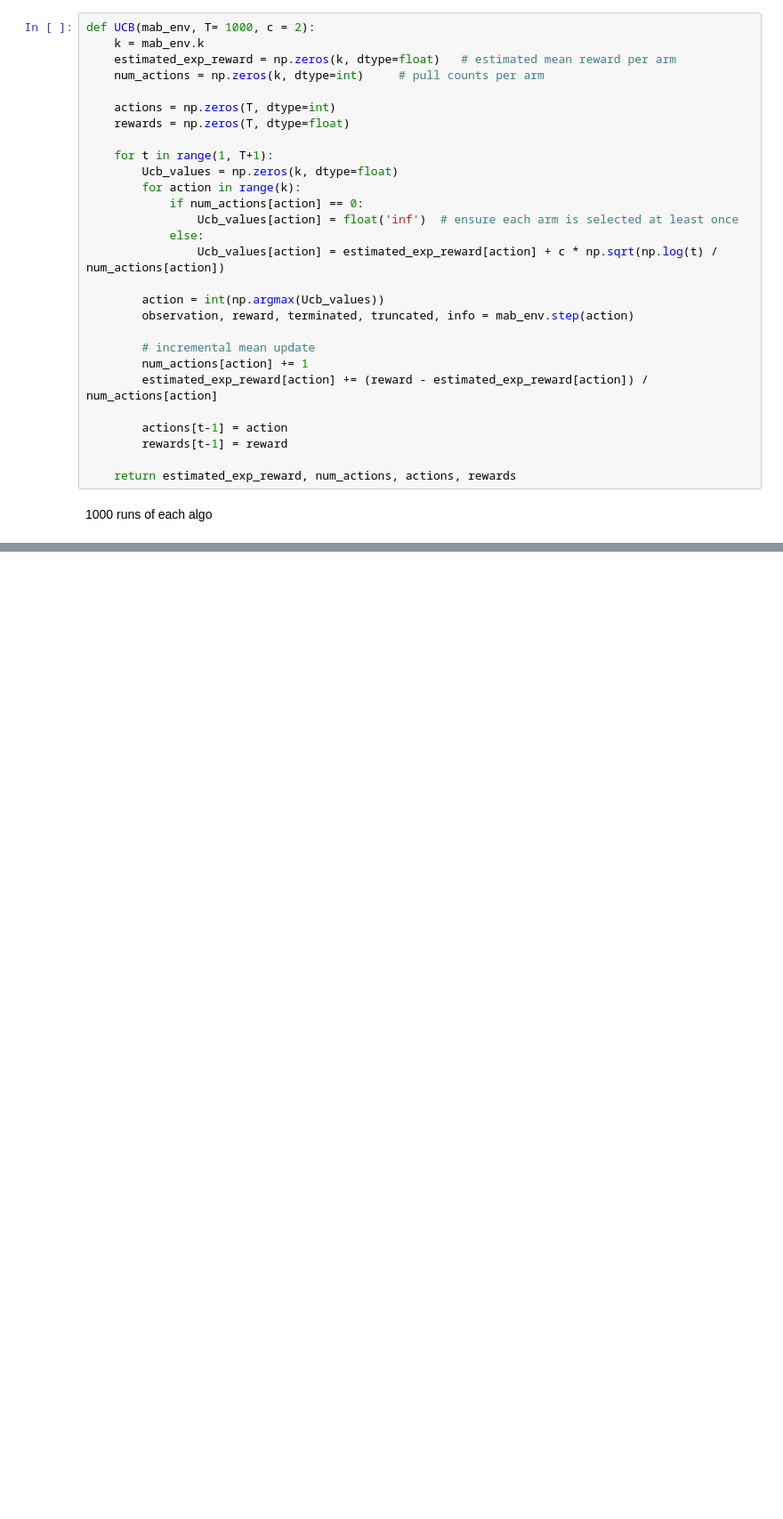
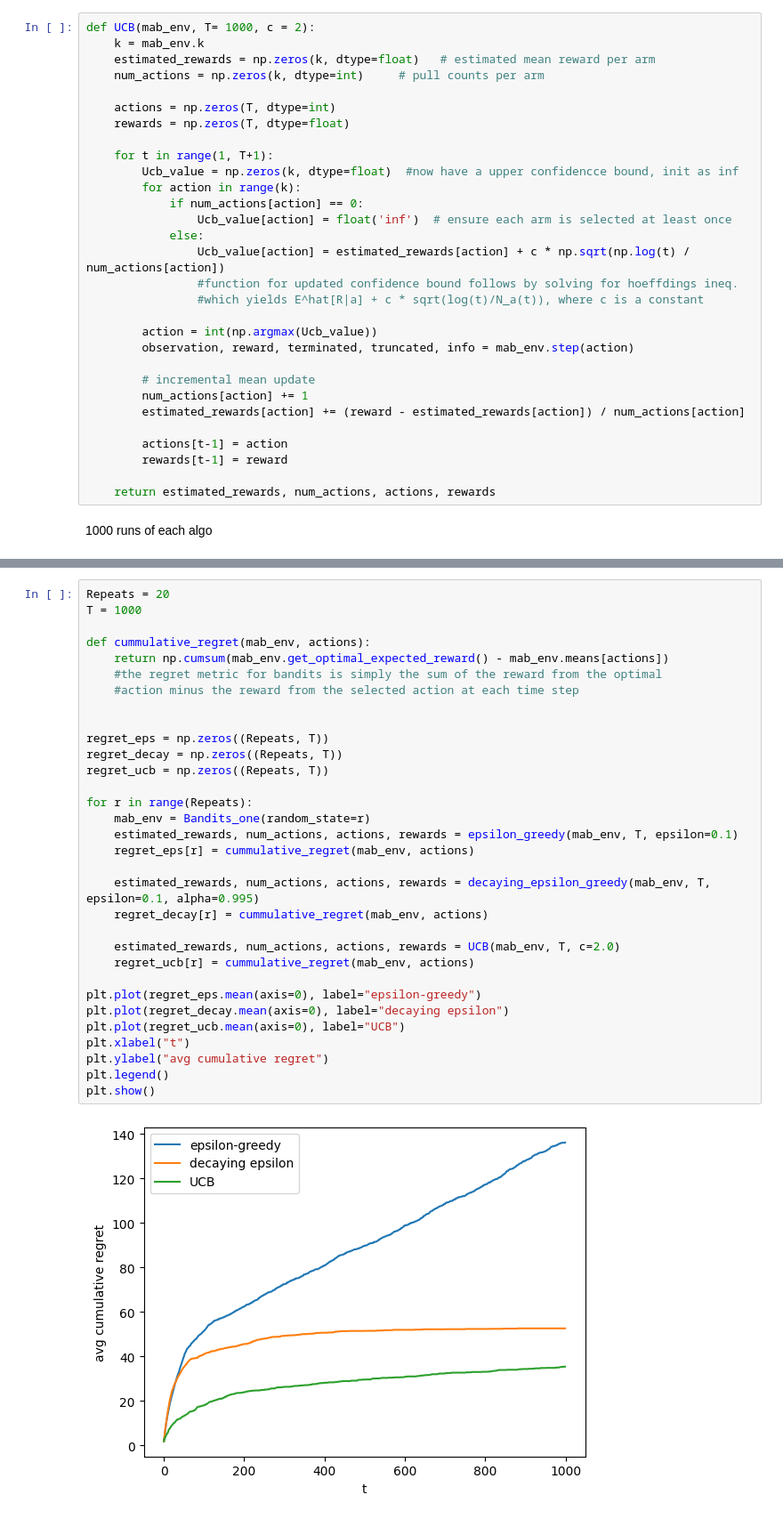
Before and after one commit to oddinho/Reinforcement-Learning-, a Jupyter notebook: notebooks/homework1/MAB_algorithms.ipynb, the cells around one changed output, grey strips where cells are left out. Shown at 89% size. Cells and saved outputs as stored; diff of their text form; blank space fills up the shorter version.

```diff
--- a/notebooks/homework1/MAB_algorithms.ipynb
+++ b/notebooks/homework1/MAB_algorithms.ipynb
@@ -72,31 +72,33 @@ UCB Algorithm
 # %%
 def UCB(mab_env, T= 1000, c = 2):
     k = mab_env.k
-    estimated_exp_reward = np.zeros(k, dtype=float)   # estimated mean reward per arm
+    estimated_rewards = np.zeros(k, dtype=float)   # estimated mean reward per arm
     num_actions = np.zeros(k, dtype=int)     # pull counts per arm
 
     actions = np.zeros(T, dtype=int)
     rewards = np.zeros(T, dtype=float)
 
     for t in range(1, T+1):
-        Ucb_values = np.zeros(k, dtype=float)
+        Ucb_value = np.zeros(k, dtype=float)  #now have a upper confidencce bound, init as inf
         for action in range(k):
             if num_actions[action] == 0:
-                Ucb_values[action] = float('inf')  # ensure each arm is selected at least once
+                Ucb_value[action] = float('inf')  # ensure each arm is selected at least once
             else:
-                Ucb_values[action] = estimated_exp_reward[action] + c * np.sqrt(np.log(t) / num_actions[action])
+                Ucb_value[action] = estimated_rewards[action] + c * np.sqrt(np.log(t) / num_actions[action])
+                #function for updated confidence bound follows by solving for hoeffdings ineq.
+                #which yields E^hat[R|a] + c * sqrt(log(t)/N_a(t)), where c is a constant
 
-        action = int(np.argmax(Ucb_values))
+        action = int(np.argmax(Ucb_value))
         observation, reward, terminated, truncated, info = mab_env.step(action)
 
         # incremental mean update
         num_actions[action] += 1
-        estimated_exp_reward[action] += (reward - estimated_exp_reward[action]) / num_actions[action]
+        estimated_rewards[action] += (reward - estimated_rewards[action]) / num_actions[action]
 
         actions[t-1] = action
         rewards[t-1] = reward
 
-    return estimated_exp_reward, num_actions, actions, rewards
+    return estimated_rewards, num_actions, actions, rewards
 # %% [markdown]
 1000 runs of each algo
 # %%
@@ -124,0 +176,34 @@ NameError: name 'Bandits_one' is not defined
+# %%
+Repeats = 20
+T = 1000
+
+def cummulative_regret(mab_env, actions):
+    return np.cumsum(mab_env.get_optimal_expected_reward() - mab_env.means[actions])
+    #the regret metric for bandits is simply the sum of the reward from the optimal
+    #action minus the reward from the selected action at each time step
+
+
+regret_eps = np.zeros((Repeats, T))
+regret_decay = np.zeros((Repeats, T))
+regret_ucb = np.zeros((Repeats, T))
+
+for r in range(Repeats):
+    mab_env = Bandits_one(random_state=r)
+    estimated_rewards, num_actions, actions, rewards = epsilon_greedy(mab_env, T, epsilon=0.1)
+    regret_eps[r] = cummulative_regret(mab_env, actions)
+
+    estimated_rewards, num_actions, actions, rewards = decaying_epsilon_greedy(mab_env, T, epsilon=0.1, alpha=0.995)
+    regret_decay[r] = cummulative_regret(mab_env, actions)
+
+    estimated_rewards, num_actions, actions, rewards = UCB(mab_env, T, c=2.0)
+    regret_ucb[r] = cummulative_regret(mab_env, actions)
+
+plt.plot(regret_eps.mean(axis=0), label="epsilon-greedy")
+plt.plot(regret_decay.mean(axis=0), label="decaying epsilon")
+plt.plot(regret_ucb.mean(axis=0), label="UCB")
+plt.xlabel("t")
+plt.ylabel("avg cumulative regret")
+plt.legend()
+plt.show()
+# %% [output]
+[figure, added]
```
Also changed, not shown: parts of 22 cells of this notebook, 2 other files.
